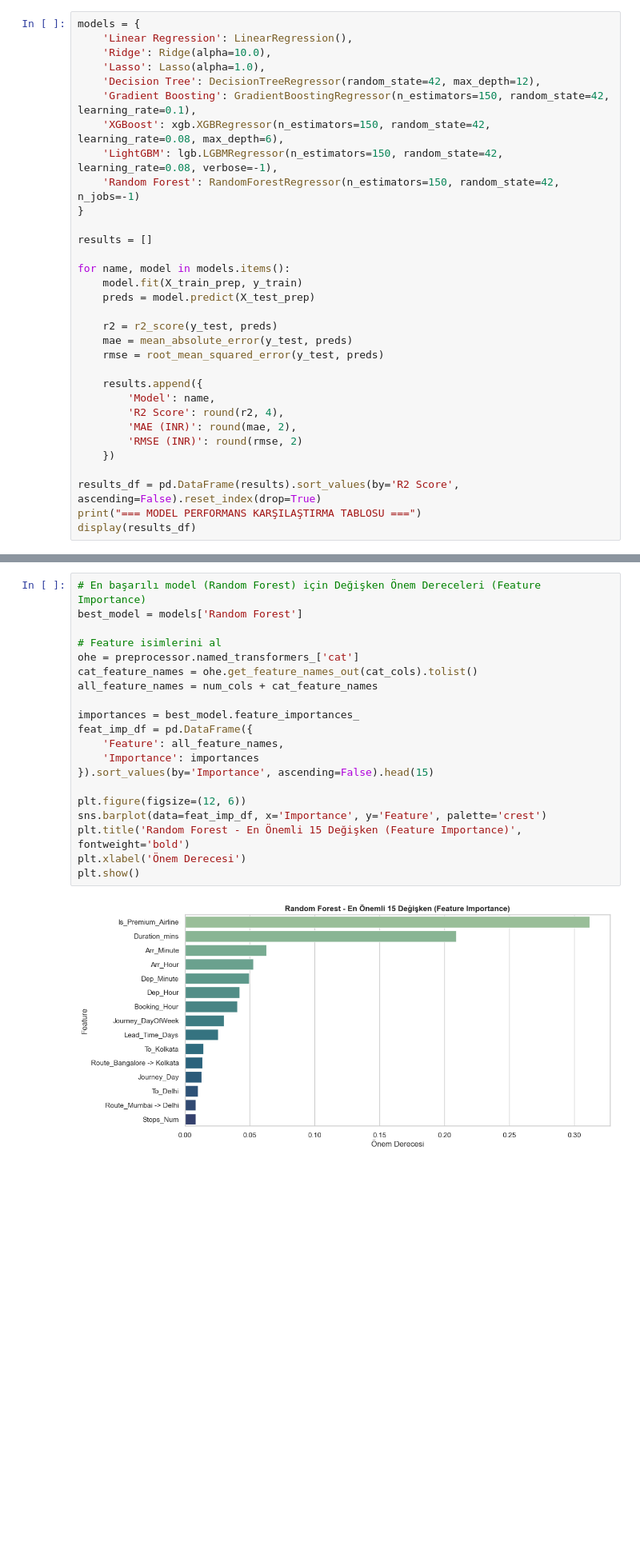
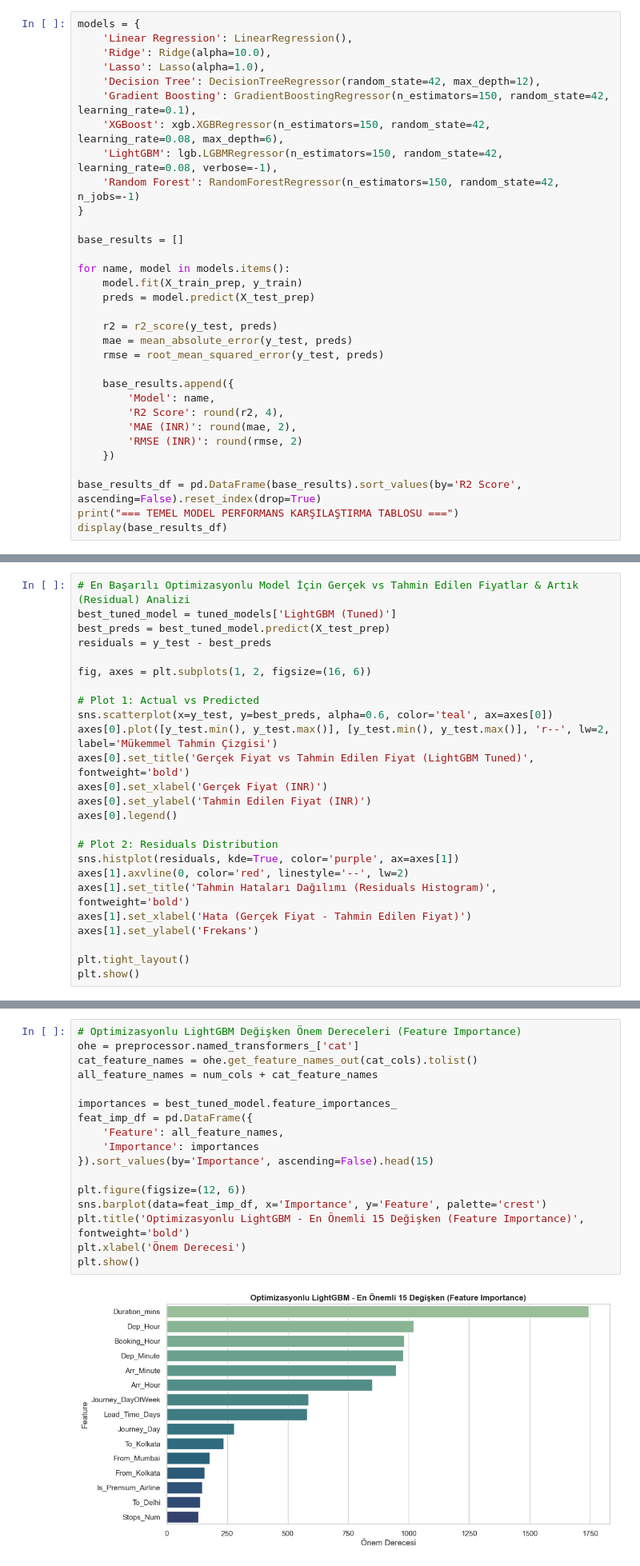
Before and after one commit to kaanbaycan/vodptk, a Jupyter notebook: flight_analysis_and_modeling.ipynb, the cells around one changed output, grey strips where cells are left out. Shown at 80% size. Cells and saved outputs as stored; diff of their text form; blank space fills up the shorter version.

Commit message:
Add Hyperparameter Optimization (RandomizedSearchCV) section to Jupyter Notebook and update README

```diff
--- a/flight_analysis_and_modeling.ipynb
+++ b/flight_analysis_and_modeling.ipynb
@@ -319,7 +321,7 @@ models = {
     'Random Forest': RandomForestRegressor(n_estimators=150, random_state=42, n_jobs=-1)
 }
 
-results = []
+base_results = []
 
 for name, model in models.items():
     model.fit(X_train_prep, y_train)
@@ -329,14 +331,14 @@ for name, model in models.items():
     mae = mean_absolute_error(y_test, preds)
     rmse = root_mean_squared_error(y_test, preds)
 
-    results.append({
+    base_results.append({
         'Model': name,
         'R2 Score': round(r2, 4),
         'MAE (INR)': round(mae, 2),
         'RMSE (INR)': round(rmse, 2)
     })
 
-results_df = pd.DataFrame(results).sort_values(by='R2 Score', ascending=False).reset_index(drop=True)
-print("=== MODEL PERFORMANS KARŞILAŞTIRMA TABLOSU ===")
-display(results_df)
+base_results_df = pd.DataFrame(base_results).sort_values(by='R2 Score', ascending=False).reset_index(drop=True)
+print("=== TEMEL MODEL PERFORMANS KARŞILAŞTIRMA TABLOSU ===")
+display(base_results_df)
 # %% [output]
@@ -373,0 +477,25 @@ plt.show()
+# %%
+# En Başarılı Optimizasyonlu Model İçin Gerçek vs Tahmin Edilen Fiyatlar & Artık (Residual) Analizi
+best_tuned_model = tuned_models['LightGBM (Tuned)']
+best_preds = best_tuned_model.predict(X_test_prep)
+residuals = y_test - best_preds
+
+fig, axes = plt.subplots(1, 2, figsize=(16, 6))
+
+# Plot 1: Actual vs Predicted
+sns.scatterplot(x=y_test, y=best_preds, alpha=0.6, color='teal', ax=axes[0])
+axes[0].plot([y_test.min(), y_test.max()], [y_test.min(), y_test.max()], 'r--', lw=2, label='Mükemmel Tahmin Çizgisi')
+axes[0].set_title('Gerçek Fiyat vs Tahmin Edilen Fiyat (LightGBM Tuned)', fontweight='bold')
+axes[0].set_xlabel('Gerçek Fiyat (INR)')
+axes[0].set_ylabel('Tahmin Edilen Fiyat (INR)')
+axes[0].legend()
+
+# Plot 2: Residuals Distribution
+sns.histplot(residuals, kde=True, color='purple', ax=axes[1])
+axes[1].axvline(0, color='red', linestyle='--', lw=2)
+axes[1].set_title('Tahmin Hataları Dağılımı (Residuals Histogram)', fontweight='bold')
+axes[1].set_xlabel('Hata (Gerçek Fiyat - Tahmin Edilen Fiyat)')
+axes[1].set_ylabel('Frekans')
+
+plt.tight_layout()
+plt.show()
@@ -374,23 +504,20 @@ plt.show()
 # %%
-# En başarılı model (Random Forest) için Değişken Önem Dereceleri (Feature Importance)
-best_model = models['Random Forest']
-
-# Feature isimlerini al
+# Optimizasyonlu LightGBM Değişken Önem Dereceleri (Feature Importance)
 ohe = preprocessor.named_transformers_['cat']
 cat_feature_names = ohe.get_feature_names_out(cat_cols).tolist()
 all_feature_names = num_cols + cat_feature_names
 
-importances = best_model.feature_importances_
+importances = best_tuned_model.feature_importances_
 feat_imp_df = pd.DataFrame({
     'Feature': all_feature_names,
     'Importance': importances
 }).sort_values(by='Importance', ascending=False).head(15)
 
 plt.figure(figsize=(12, 6))
 sns.barplot(data=feat_imp_df, x='Importance', y='Feature', palette='crest')
-plt.title('Random Forest - En Önemli 15 Değişken (Feature Importance)', fontweight='bold')
+plt.title('Optimizasyonlu LightGBM - En Önemli 15 Değişken (Feature Importance)', fontweight='bold')
 plt.xlabel('Önem Derecesi')
 plt.show()
 # %% [output]
-[figure, old version]
+[figure, new version]
 # %% [markdown]
```
Also changed, not shown: parts of 9 cells of this notebook, 2 other files.
